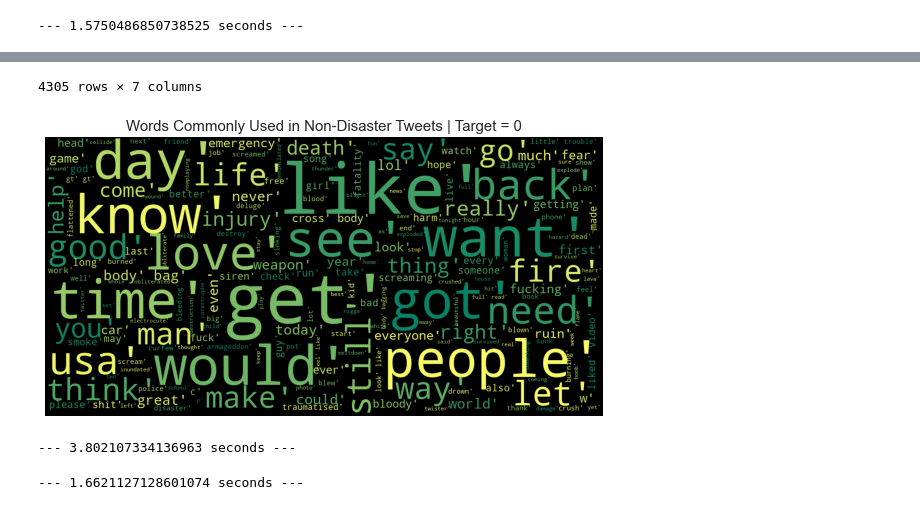
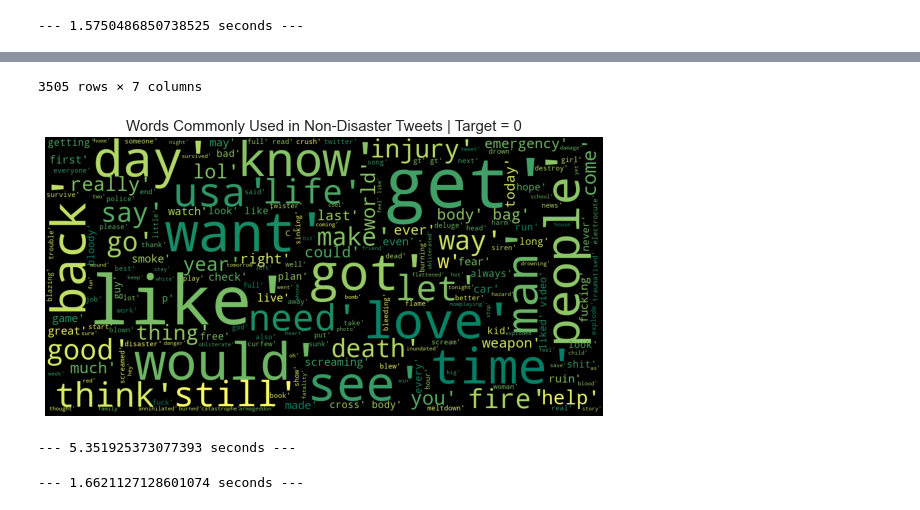
Before and after one commit to Nicole-Hong/LHL_Final_Project_NLP, a Jupyter notebook: src/nlp_disaster_preprocessing_EDA.ipynb, the cells around one changed output, grey strips where cells are left out. Cells and saved outputs as stored; diff of their text form; code cells hidden in the pictures.

Commit message:
updated EDA (balance target) & EDA figures

```diff
--- a/src/nlp_disaster_preprocessing_EDA.ipynb
+++ b/src/nlp_disaster_preprocessing_EDA.ipynb
@@ -1402,11 +1554,11 @@ def preprocess_again(text):
 # start time to measure the time of the program execution
 start_time = time.time()
 
-train_df['text_preprocessed_2nd'] = train_df['text_preprocessed'].apply(preprocess_again)
+rtrain_df['text_preprocessed_2nd'] = rtrain_df['text_preprocessed'].apply(preprocess_again)
 
 # check
-train_df.info()
-train_df
+rtrain_df.info()
+rtrain_df
 
 # print the overall program runtime.
 print(f"\n\n--- {(time.time() - start_time)} seconds ---")
@@ -1806,7 +1948,7 @@ import collections
 from collections import Counter
 
 corpus2=[]
-new= train_df['text_preprocessed_2nd'].str.split()
+new= rtrain_df['text_preprocessed_2nd'].str.split()
 new=new.values.tolist()
 corpus2=[word for i in new for word in i]
 
@@ -1866,7 +2008,7 @@ stop=set(stopwords.words('english'))
 import collections
 from collections import Counter
 
-plot_df = train_df[train_df['target'] == 1]
+plot_df = rtrain_df[rtrain_df['target'] == 1]
 
 corpus2=[]
 new= plot_df['text_preprocessed_2nd'].str.split()
@@ -1929,7 +2071,7 @@ stop=set(stopwords.words('english'))
 import collections
 from collections import Counter
 
-plot_df2 = train_df[train_df['target'] == 0]
+plot_df2 = rtrain_df[rtrain_df['target'] == 0]
 
 corpus2=[]
 new= plot_df2['text_preprocessed_2nd'].str.split()
@@ -2238,7 +2383,7 @@ stopwords = ["one'", "near'", "going'", "via'", 'line',
              "another'", "rd'", "mh'", "v'","new'", "yr'"]
 
 # Create copied dataframe and extract rows with missing 'keywords' to be dropped
-wordcloud_df3 = train_df.copy()
+wordcloud_df3 = rtrain_df.copy()
 drop_data3 = wordcloud_df3[wordcloud_df3['target'] == 1]
 
 # Keep only those rows that are not in 'drio_data' dataframe
@@ -2291,6 +2436,6 @@ print(f"\n\n--- {(time.time() - start_time)} seconds ---")
-4305 rows × 7 columns
+3505 rows × 7 columns
-[figure, old version]
+[figure, new version]
---- 3.802107334136963 seconds ---
+--- 5.351925373077393 seconds ---
 # %%
 # start time to measure the time of the program execution
 start_time = time.time()
```
Also changed, not shown: parts of 35 cells of this notebook, 13 other files.
